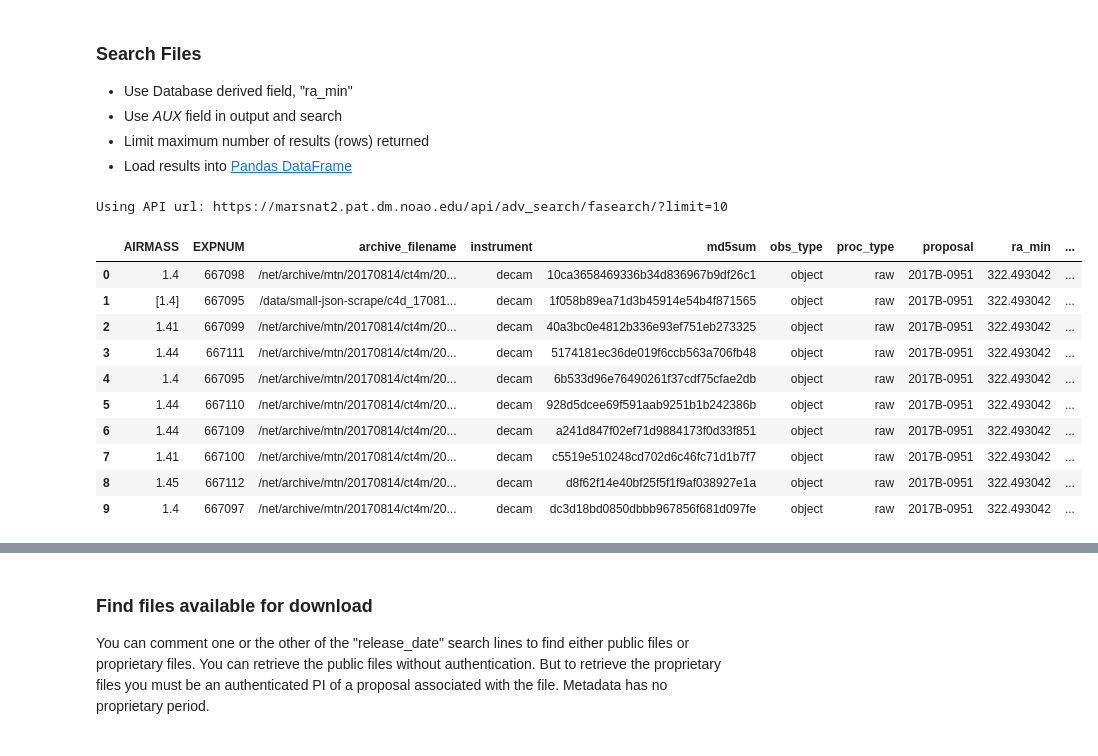
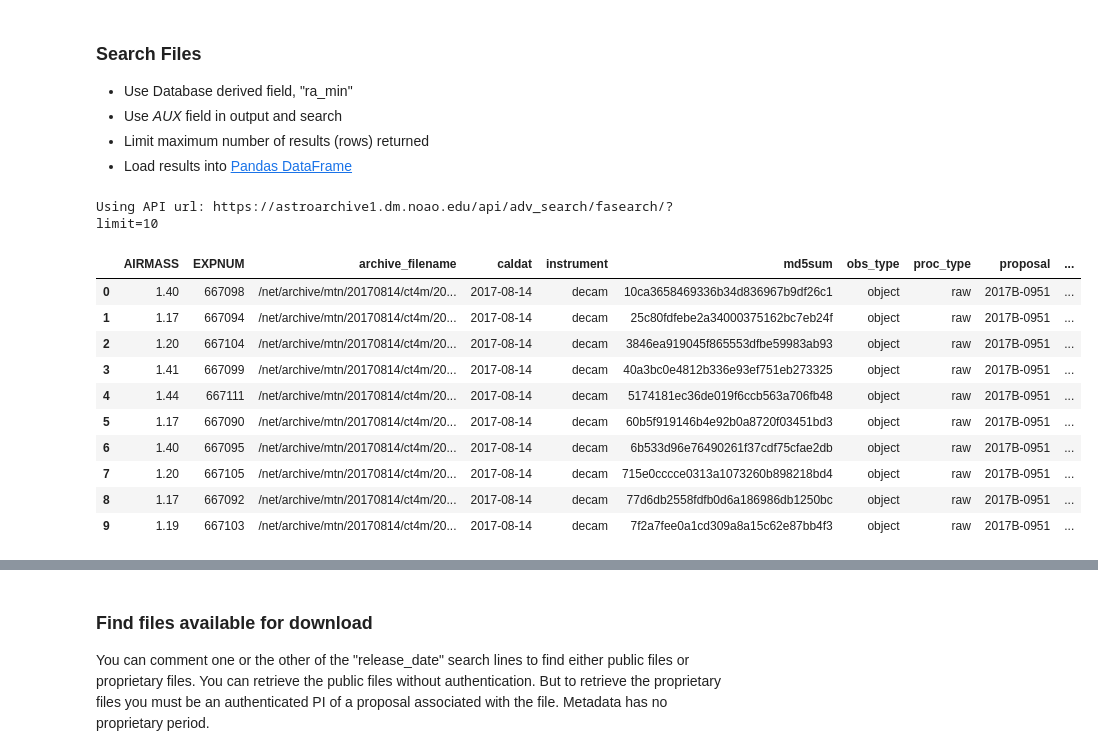
Before and after one commit to NOAO/nat-nb, a Jupyter notebook: advanced-search.ipynb, the cells around one changed output, grey strips where cells are left out. Saved outputs shown, nothing was run; the diff lists cells and outputs as text; code cells hidden in the pictures.

```diff
--- a/advanced-search.ipynb
+++ b/advanced-search.ipynb
@@ -183,38 +183,38 @@ requests.get(f'{adsurl}/aux_file_fields/decam/raw/').json()
 # %%
 jj = {
     "outfields" : [
         "md5sum",
         "ra_min",  # "ra" is a "range_field" in Postgres, access either part of range
         "archive_filename",
         "instrument",
         "proc_type",
         "obs_type",
         "release_date",
         "proposal",
+        "caldat",
         "EXPNUM",    # AUX field. Slows search
         "AIRMASS",
     ],
     "search" : [
         ["instrument", "decam"],
         ["proc_type", "raw"],
-        ["ra_min",322,323],
+        ["ra_min",322,324],
         ["EXPNUM", 667000, 669000],
     ]
 }
 apiurl = f'{adsurl}/fasearch/?limit=10'
 print(f'Using API url: {apiurl}')
 pd.read_json(json.dumps(requests.post(apiurl,json=jj).json()))
-#requests.post(apiurl,json=jj).json()
 # %% [output]
-Using API url: https://marsnat2.pat.dm.noao.edu/api/adv_search/fasearch/?limit=10
+Using API url: https://astroarchive1.dm.noao.edu/api/adv_search/fasearch/?limit=10
-|  | AIRMASS | EXPNUM | archive_filename | instrument | md5sum | obs_type | proc_type | proposal | ra_min | ... |
-| 0 | 1.4 | 667098 | /net/archive/mtn/20170814/ct4m/20... | decam | 10ca3658469336b34d836967b9df26c1 | object | raw | 2017B-0951 | 322.493042 | ... |
-| 1 | [1.4] | 667095 | /data/small-json-scrape/c4d_17081... | decam | 1f058b89ea71d3b45914e54b4f871565 | object | raw | 2017B-0951 | 322.493042 | ... |
-| 2 | 1.41 | 667099 | /net/archive/mtn/20170814/ct4m/20... | decam | 40a3bc0e4812b336e93ef751eb273325 | object | raw | 2017B-0951 | 322.493042 | ... |
-| 3 | 1.44 | 667111 | /net/archive/mtn/20170814/ct4m/20... | decam | 5174181ec36de019f6ccb563a706fb48 | object | raw | 2017B-0951 | 322.493042 | ... |
-| 4 | 1.4 | 667095 | /net/archive/mtn/20170814/ct4m/20... | decam | 6b533d96e76490261f37cdf75cfae2db | object | raw | 2017B-0951 | 322.493042 | ... |
-| 5 | 1.44 | 667110 | /net/archive/mtn/20170814/ct4m/20... | decam | 928d5dcee69f591aab9251b1b242386b | object | raw | 2017B-0951 | 322.493042 | ... |
-| 6 | 1.44 | 667109 | /net/archive/mtn/20170814/ct4m/20... | decam | a241d847f02ef71d9884173f0d33f851 | object | raw | 2017B-0951 | 322.493042 | ... |
-| 7 | 1.41 | 667100 | /net/archive/mtn/20170814/ct4m/20... | decam | c5519e510248cd702d6c46fc71d1b7f7 | object | raw | 2017B-0951 | 322.493042 | ... |
-| 8 | 1.45 | 667112 | /net/archive/mtn/20170814/ct4m/20... | decam | d8f62f14e40bf25f5f1f9af038927e1a | object | raw | 2017B-0951 | 322.493042 | ... |
-| 9 | 1.4 | 667097 | /net/archive/mtn/20170814/ct4m/20... | decam | dc3d18bd0850dbbb967856f681d097fe | object | raw | 2017B-0951 | 322.493042 | ... |
+|  | AIRMASS | EXPNUM | archive_filename | caldat | instrument | md5sum | obs_type | proc_type | proposal | ... |
+| 0 | 1.40 | 667098 | /net/archive/mtn/20170814/ct4m/20... | 2017-08-14 | decam | 10ca3658469336b34d836967b9df26c1 | object | raw | 2017B-0951 | ... |
+| 1 | 1.17 | 667094 | /net/archive/mtn/20170814/ct4m/20... | 2017-08-14 | decam | 25c80fdfebe2a34000375162bc7eb24f | object | raw | 2017B-0951 | ... |
+| 2 | 1.20 | 667104 | /net/archive/mtn/20170814/ct4m/20... | 2017-08-14 | decam | 3846ea919045f865553dfbe59983ab93 | object | raw | 2017B-0951 | ... |
+| 3 | 1.41 | 667099 | /net/archive/mtn/20170814/ct4m/20... | 2017-08-14 | decam | 40a3bc0e4812b336e93ef751eb273325 | object | raw | 2017B-0951 | ... |
+| 4 | 1.44 | 667111 | /net/archive/mtn/20170814/ct4m/20... | 2017-08-14 | decam | 5174181ec36de019f6ccb563a706fb48 | object | raw | 2017B-0951 | ... |
+| 5 | 1.17 | 667090 | /net/archive/mtn/20170814/ct4m/20... | 2017-08-14 | decam | 60b5f919146b4e92b0a8720f03451bd3 | object | raw | 2017B-0951 | ... |
+| 6 | 1.40 | 667095 | /net/archive/mtn/20170814/ct4m/20... | 2017-08-14 | decam | 6b533d96e76490261f37cdf75cfae2db | object | raw | 2017B-0951 | ... |
+| 7 | 1.20 | 667105 | /net/archive/mtn/20170814/ct4m/20... | 2017-08-14 | decam | 715e0cccce0313a1073260b898218bd4 | object | raw | 2017B-0951 | ... |
+| 8 | 1.17 | 667092 | /net/archive/mtn/20170814/ct4m/20... | 2017-08-14 | decam | 77d6db2558fdfb0d6a186986db1250bc | object | raw | 2017B-0951 | ... |
+| 9 | 1.19 | 667103 | /net/archive/mtn/20170814/ct4m/20... | 2017-08-14 | decam | 7f2a7fee0a1cd309a8a15c62e87bb4f3 | object | raw | 2017B-0951 | ... |
```
Also changed, not shown: parts of 12 cells of this notebook, 5 other files.
